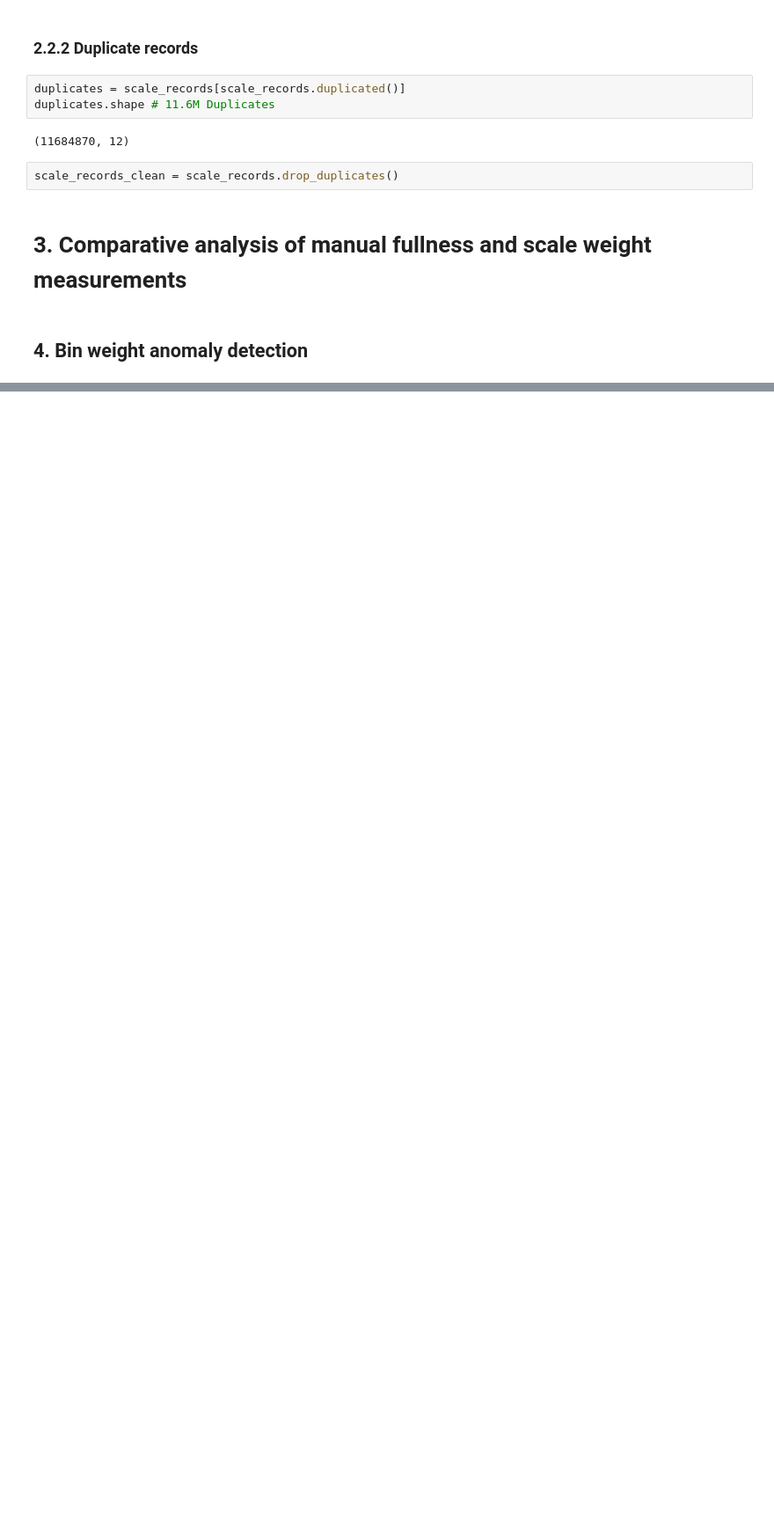
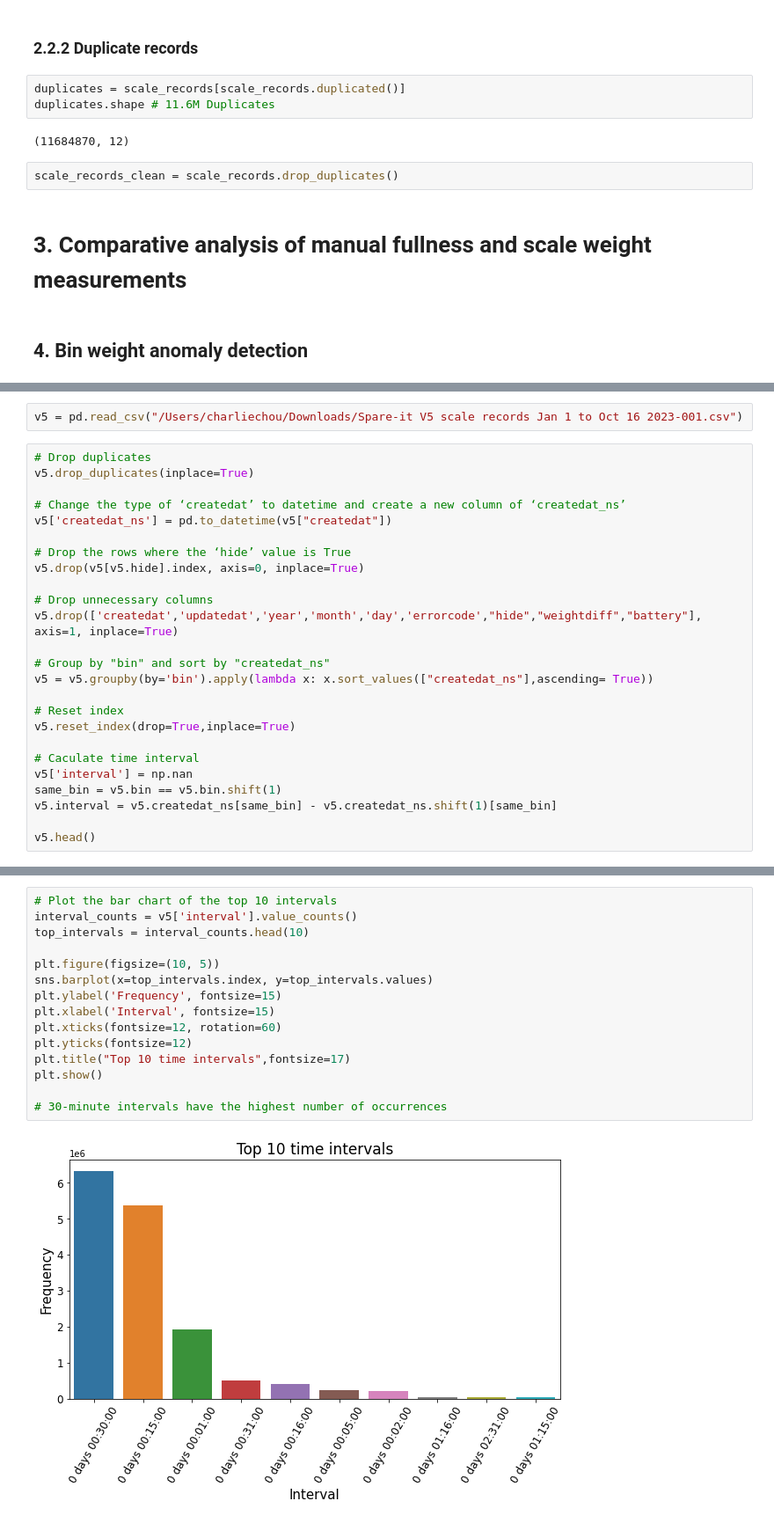
Before and after one commit to BU-Spark/ds-spare-it-scale-calib, a Jupyter notebook: fa23-team/Project_report.ipynb, the cells around one changed output, grey strips where cells are left out. Shown: that part at 88% size. Saved outputs shown, nothing was run; the diff lists cells and outputs as text; blank space fills up the shorter version.

```diff
--- a/fa23-team/Project_report.ipynb
+++ b/fa23-team/Project_report.ipynb
@@ -73,0 +84,27 @@ scale_records_clean = scale_records.drop_duplicates()
+# %%
+v5 = pd.read_csv("/Users/charliechou/Downloads/Spare-it V5 scale records Jan 1 to Oct 16 2023-001.csv")
+# %%
+# Drop duplicates
+v5.drop_duplicates(inplace=True)
+
+# Change the type of ‘createdat’ to datetime and create a new column of ‘createdat_ns’
+v5['createdat_ns'] = pd.to_datetime(v5["createdat"])
+
+# Drop the rows where the ‘hide’ value is True
+v5.drop(v5[v5.hide].index, axis=0, inplace=True)
+
+# Drop unnecessary columns
+v5.drop(['createdat','updatedat','year','month','day','errorcode',"hide","weightdiff","battery"], axis=1, inplace=True)
+
+# Group by "bin" and sort by "createdat_ns"
+v5 = v5.groupby(by='bin').apply(lambda x: x.sort_values(["createdat_ns"],ascending= True))
+
+# Reset index
+v5.reset_index(drop=True,inplace=True)
+
+# Caculate time interval
+v5['interval'] = np.nan
+same_bin = v5.bin == v5.bin.shift(1)
+v5.interval = v5.createdat_ns[same_bin] - v5.createdat_ns.shift(1)[same_bin]
+
+v5.head()
@@ -73,0 +120,17 @@ scale_records_clean = scale_records.drop_duplicates()
+# %%
+# Plot the bar chart of the top 10 intervals
+interval_counts = v5['interval'].value_counts()
+top_intervals = interval_counts.head(10)
+
+plt.figure(figsize=(10, 5))
+sns.barplot(x=top_intervals.index, y=top_intervals.values)
+plt.ylabel('Frequency', fontsize=15)
+plt.xlabel('Interval', fontsize=15)
+plt.xticks(fontsize=12, rotation=60)
+plt.yticks(fontsize=12)
+plt.title("Top 10 time intervals",fontsize=17)
+plt.show()
+
+# 30-minute intervals have the highest number of occurrences
+# %% [output]
+[figure, added]
```
Also changed, not shown: parts of 38 cells of this notebook.
